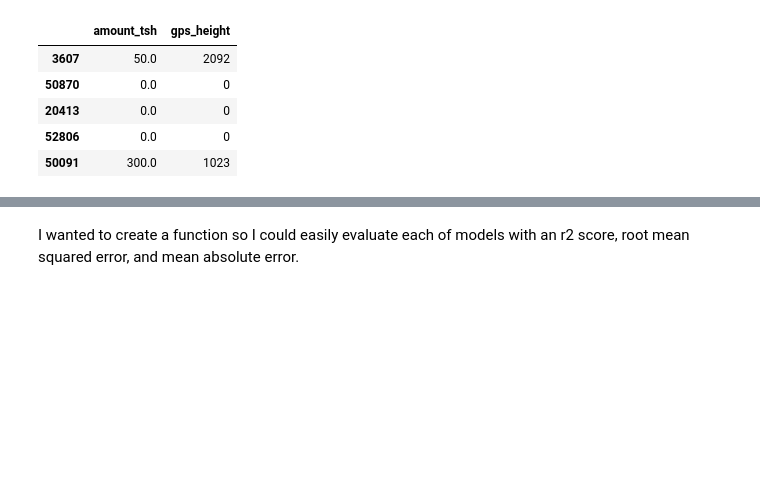
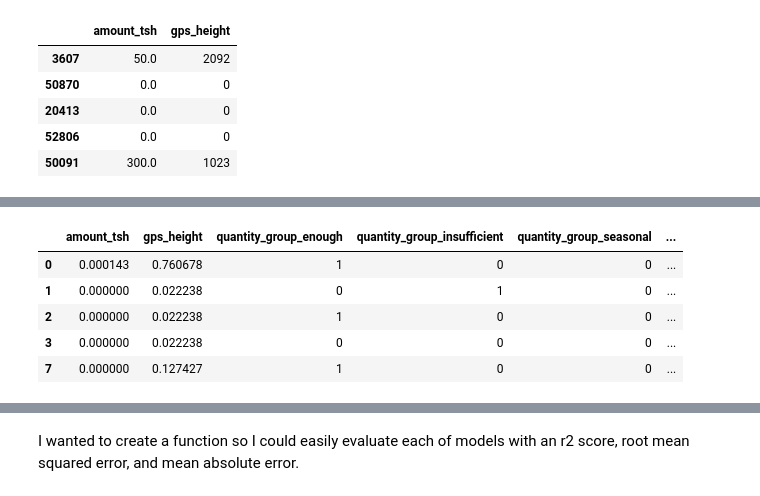
Before and after one commit to adammarianacci/Waterwell_Analysis, a Jupyter notebook: notebook.ipynb, the cells around one changed output, grey strips where cells are left out. Cells and saved outputs as stored; diff of their text form; code cells hidden in the pictures; blank space fills up the shorter version.

Commit message:
Concated to X train full

```diff
--- a/notebook.ipynb
+++ b/notebook.ipynb
@@ -225,8 +225,3 @@ dam                       505
 Name: source, dtype: int64
 # %% [markdown]
 cite this
-# %%
-ohe = OneHotEncoder(handle_unknown="ignore", sparse=False, drop='first').set_output(transform='pandas')
-# column_to_encode = X_train_categorical['source']
-X_train_categorical = ohe.fit_transform(X_train_categorical.values.reshape(-1,1))
-X_train_categorical.head()
@@ -244,3 +228,11 @@ pandas.core.frame.DataFrame
+# %%
+# Create a list of all the categorical features
+cols_to_transform = ['quantity_group', 'waterpoint_type','extraction_type_class',
+                     'quality_group', 'source',
+                     'water_quality', 'quantity']
+# Create a dataframe with the new dummy columns created from the cols_to_transform list
+X_train_categorical = pd.get_dummies(
+    data=X_train_categorical, columns=cols_to_transform, drop_first=True, dtype=int)
 # %%
 X_train_categorical.info()
 # %% [output]
@@ -273,16 +272,16 @@ X_train_numerical.head()
 | 52806 | 0.0 | 0 |
 | 50091 | 300.0 | 1023 |
 # %%
-# Column to scale
-column_to_scale = 'amount_tsh', 'gps_height'
-
 # Initialize MinMaxScaler
 scaler = MinMaxScaler()
 
 # Scale the selected column
-X_train_numerical = scaler.fit_transform(
-X_train_numerical)
+X_train_numerical = scaler.fit_transform(X_train_numerical)
+
+column_names = ['amount_tsh', 'gps_height']
+# Converting X_train_numerical back into a df
+X_train_numerical = pd.DataFrame(X_train_numerical, columns=column_names)
 
 # Display the array
-X_train_numerical
+X_train_numerical.head()
 # %% [output]
@@ -300,12 +305,0 @@ X_train_numerical.shape
-# %%
-# Assuming X_train_numerical is a NumPy array
-X_train_numerical = np.array([[1, 4], [1, 2]])
-
-# Specify column names
-column_names = ['amount_tsh', 'gps_height']
-
-# Convert the NumPy array to a pandas DataFrame with specified column names
-X_train_numerical = pd.DataFrame(X_train_numerical, columns=column_names)
-
-# Display the DataFrame
-print(X_train_numerical)
@@ -316,5 +334,12 @@ print(X_train_numerical)
 # %%
-X_train_full = pd.concat([X_train_numerical, X_train_categorical], axis=1)
+X_train_full = pd.concat([X_train_numerical, X_train_categorical], axis=1, join='inner')
 X_train_full.head()
+# %% [output]
+|  | amount_tsh | gps_height | quantity_group_enough | quantity_group_insufficient | quantity_group_seasonal | ... |
+| 0 | 0.000143 | 0.760678 | 1 | 0 | 0 | ... |
+| 1 | 0.000000 | 0.022238 | 0 | 1 | 0 | ... |
+| 2 | 0.000000 | 0.022238 | 1 | 0 | 0 | ... |
+| 3 | 0.000000 | 0.022238 | 0 | 0 | 0 | ... |
+| 7 | 0.000000 | 0.127427 | 1 | 0 | 0 | ... |
 # %%
 X_train_full.info()
```
Also changed, not shown: parts of 16 cells of this notebook, 1 other file.
